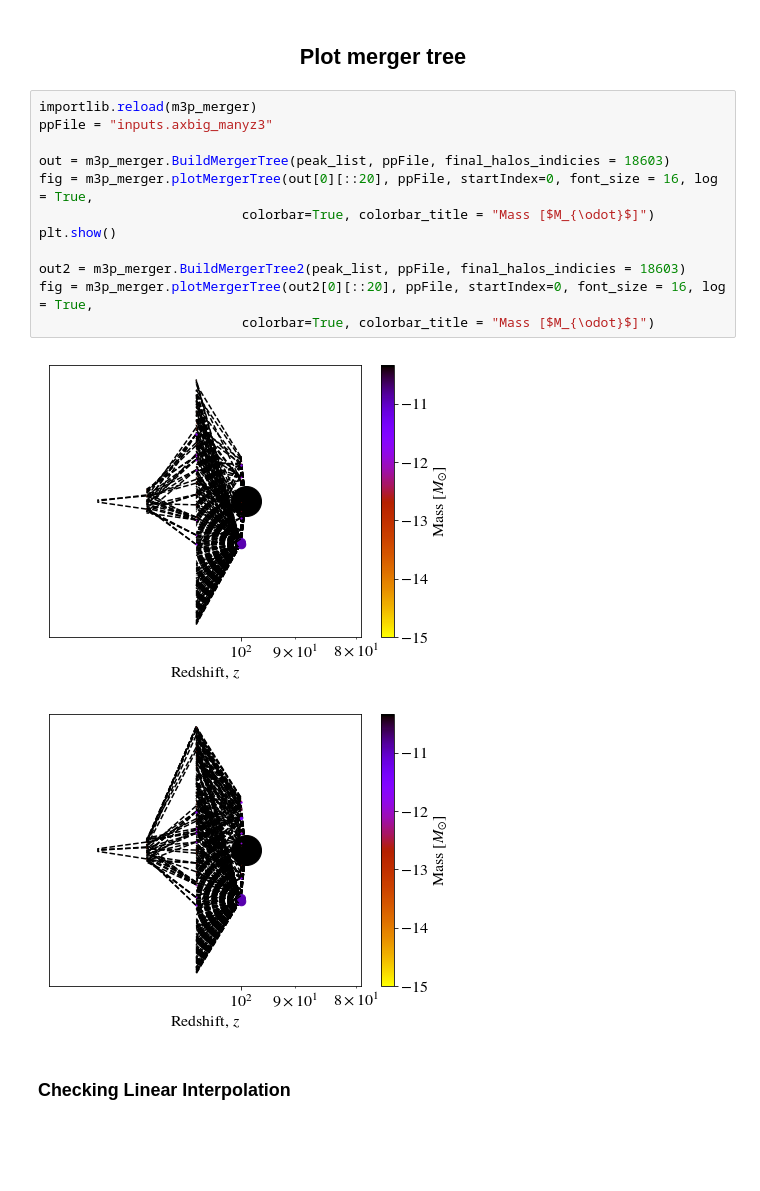
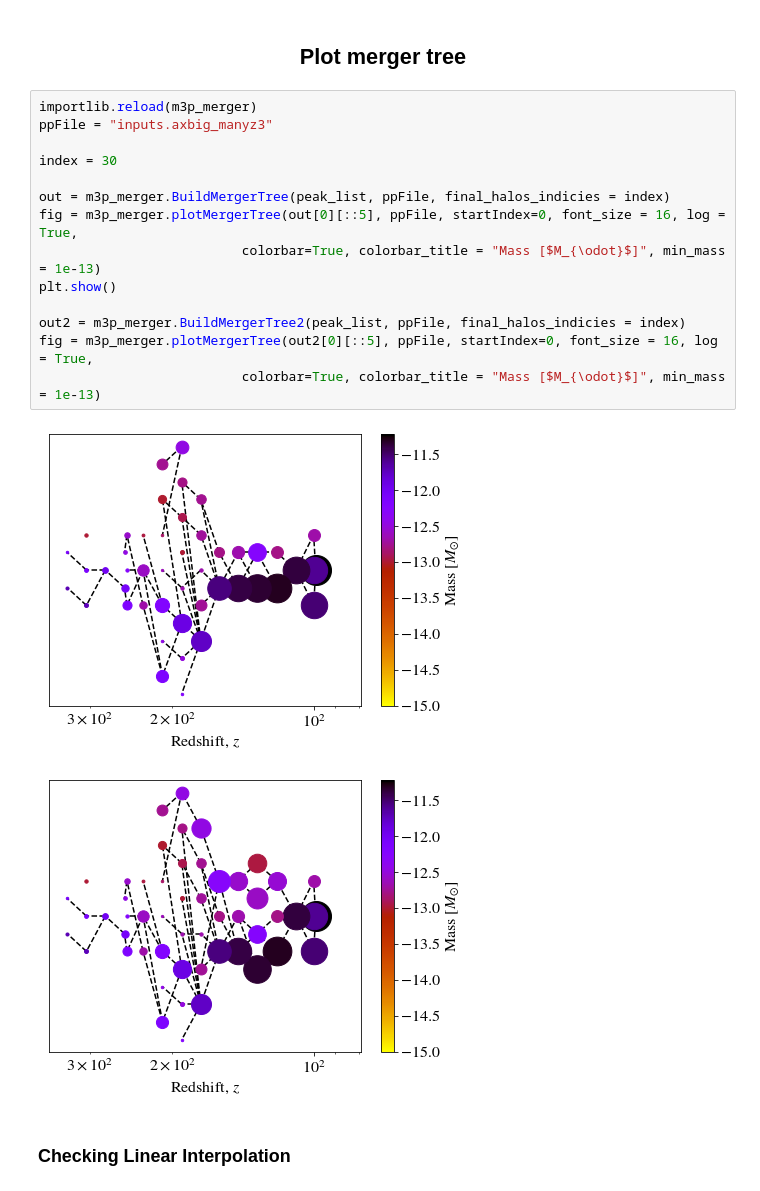
Before and after one commit to David-Ellis/m3p_merger, a Jupyter notebook: MergerTree.ipynb, the cells around one changed output. Cells and saved outputs as stored; diff of their text form; blank space fills up the shorter version.

Commit message:
Added minumum mass to merger tree plotter

```diff
--- a/MergerTree.ipynb
+++ b/MergerTree.ipynb
@@ -69,18 +74,20 @@ m3p_merger.plotMergerPatches(out2[0], ppFile)
 # %%
 importlib.reload(m3p_merger)
 ppFile = "inputs.axbig_manyz3"
 
-out = m3p_merger.BuildMergerTree(peak_list, ppFile, final_halos_indicies = 18603)
-fig = m3p_merger.plotMergerTree(out[0][::20], ppFile, startIndex=0, font_size = 16, log = True,
-                          colorbar=True, colorbar_title = "Mass [$M_{\odot}$]")
+index = 30
+
+out = m3p_merger.BuildMergerTree(peak_list, ppFile, final_halos_indicies = index)
+fig = m3p_merger.plotMergerTree(out[0][::5], ppFile, startIndex=0, font_size = 16, log = True,
+                          colorbar=True, colorbar_title = "Mass [$M_{\odot}$]", min_mass = 1e-13)
 plt.show()
 
-out2 = m3p_merger.BuildMergerTree2(peak_list, ppFile, final_halos_indicies = 18603)
-fig = m3p_merger.plotMergerTree(out2[0][::20], ppFile, startIndex=0, font_size = 16, log = True,
-                          colorbar=True, colorbar_title = "Mass [$M_{\odot}$]")
+out2 = m3p_merger.BuildMergerTree2(peak_list, ppFile, final_halos_indicies = index)
+fig = m3p_merger.plotMergerTree(out2[0][::5], ppFile, startIndex=0, font_size = 16, log = True,
+                          colorbar=True, colorbar_title = "Mass [$M_{\odot}$]", min_mass = 1e-13)
 # %% [output]
-[figure, old version]
+[figure, new version]
-[figure, old version]
+[figure, new version]
 # %% [markdown]
 <h3>Checking Linear Interpolation</h3>
 # %%
```
Also changed, not shown: parts of 6 cells of this notebook, 1 other file.
